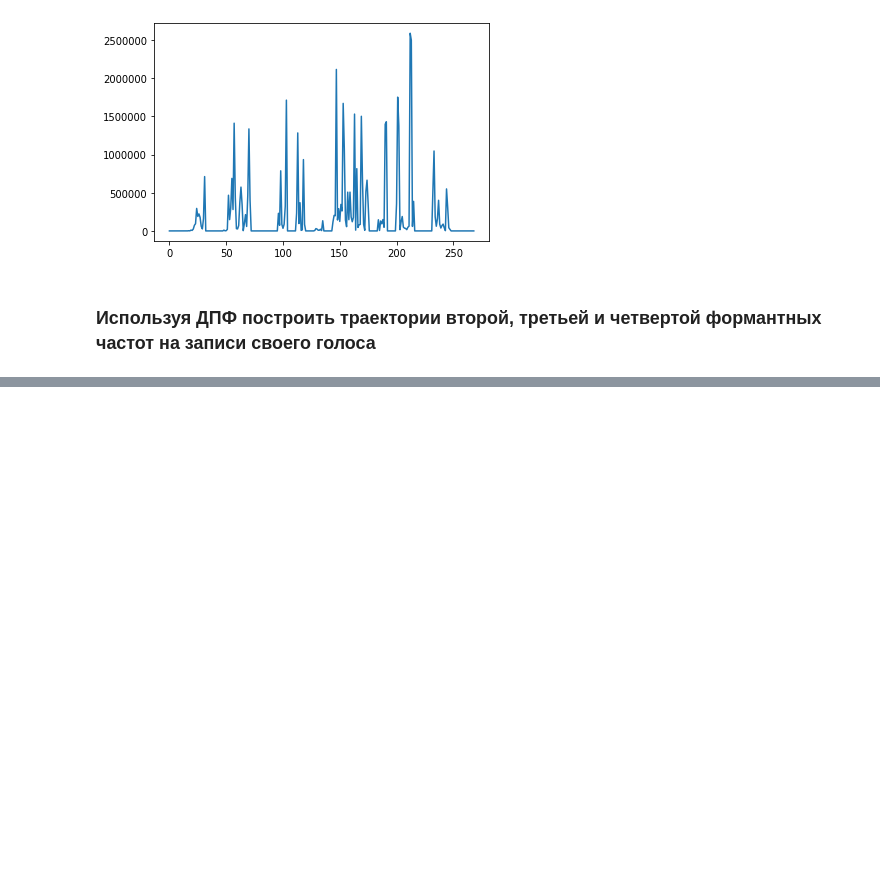
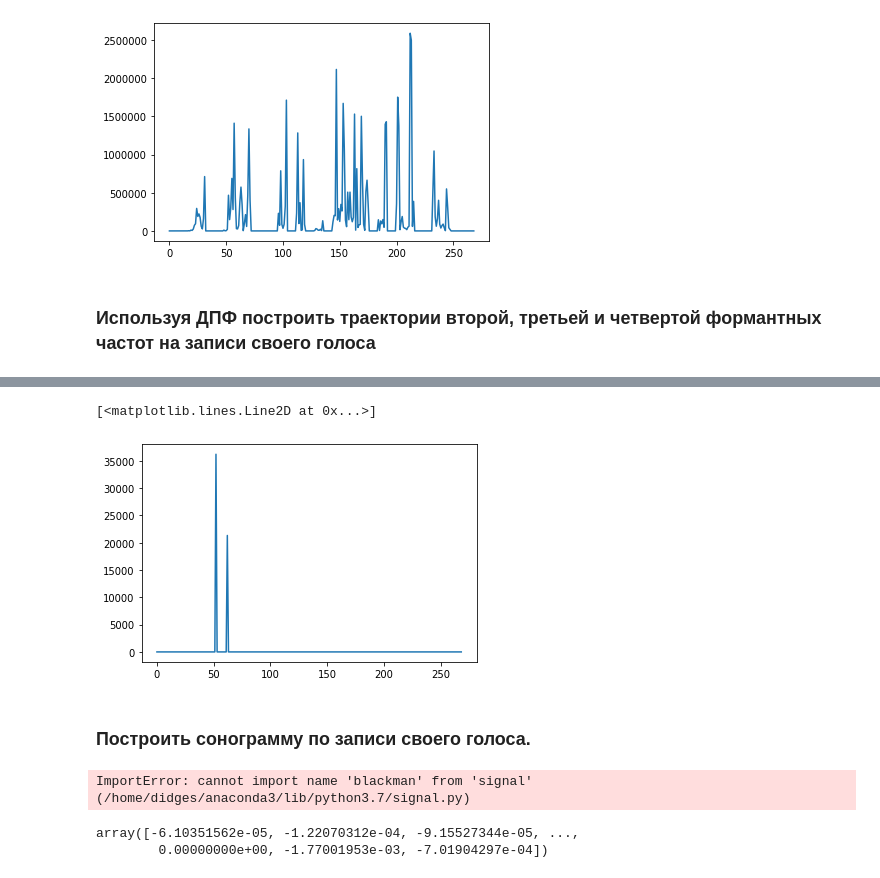
Before and after one commit to didges/audio_signal_processing, a Jupyter notebook: lab2/9382_Poplavskiy_MP_lab2.ipynb, the cells around one changed output, grey strips where cells are left out. Cells and saved outputs as stored; diff of their text form; code cells hidden in the pictures; blank space fills up the shorter version.

```diff
--- a/lab2/9382_Poplavskiy_MP_lab2.ipynb
+++ b/lab2/9382_Poplavskiy_MP_lab2.ipynb
@@ -80,0 +118,54 @@ plt.plot(F0)
+# %%
+F3 = []
+i = 0
+while i < len(F0):
+    try:
+        inter_max = max([F0[4*i], F0[4*i-1], F0[4*i+1]])
+        if F0[i] > 8*inter_max:
+            F3 += [inter_max]
+        else:
+            F3 += [0]
+    except:
+        F3 += [0]
+    i += 1
+# %%
+plt.plot(F3)
+# %% [output]
+[<matplotlib.lines.Line2D at 0x...>]
+[figure, added]
+# %% [markdown]
+### Построить сонограмму по записи своего голоса.
+# %%
+import plotly.offline as pyo
+from plotly.offline import init_notebook_mode
+import plotly.graph_objs as go
+from signal import blackman
+
+Audiodata = signal / (2.**15) # Normalized between [-1,1]
+
+plt.figure()
+N = 512 #Number of point in the fft
+w = blackman(N)
+freqs, bins, Pxx = spectrogram(Audiodata, fs,window = w,nfft=N)
+
+# Plot with plotly
+trace = [go.Heatmap(
+    x= bins,
+    y= freqs,
+    z= 10*np.log10(Pxx),
+    colorscale='Jet',
+    )]
+layout = go.Layout(
+    title = 'Spectrogram with plotly',
+    yaxis = dict(title = 'Frequency'), # x-axis label
+    xaxis = dict(title = 'Time'), # y-axis label
+    )
+fig = go.Figure(data=trace, layout=layout)
+pyo.iplot(fig, filename='Spectrogram')
+# %% [output]
+ImportError: cannot import name 'blackman' from 'signal' (/home/didges/anaconda3/lib/python3.7/signal.py)
+# %%
+Audiodata
+# %% [output]
+array([-6.10351562e-05, -1.22070312e-04, -9.15527344e-05, ...,
+        0.00000000e+00, -1.77001953e-03, -7.01904297e-04])
```
Also changed, not shown: parts of 7 cells of this notebook.
